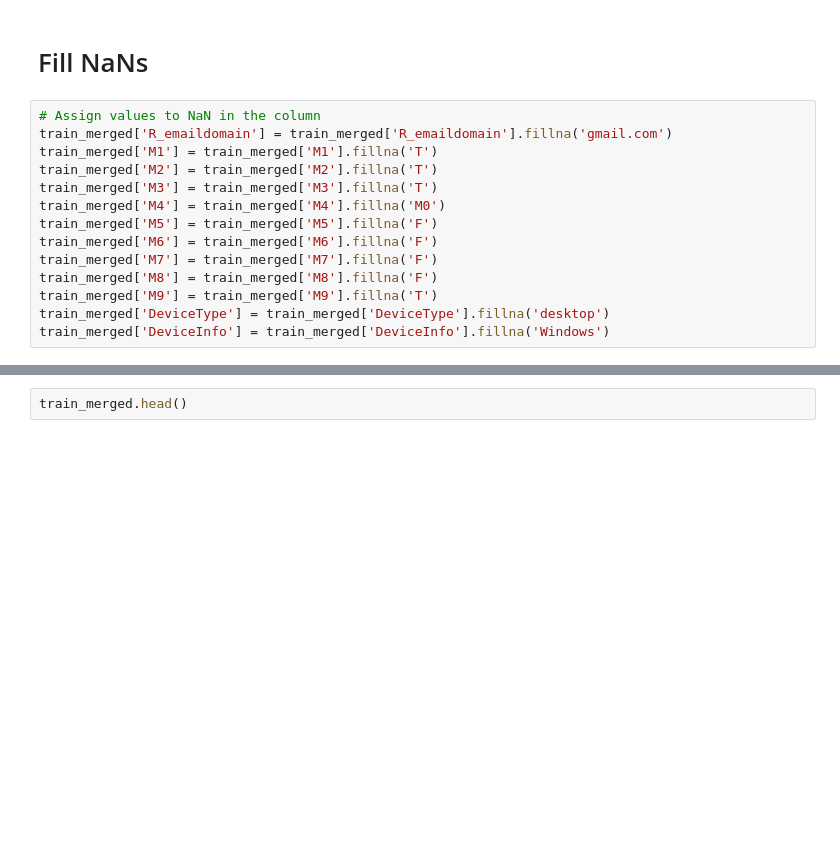
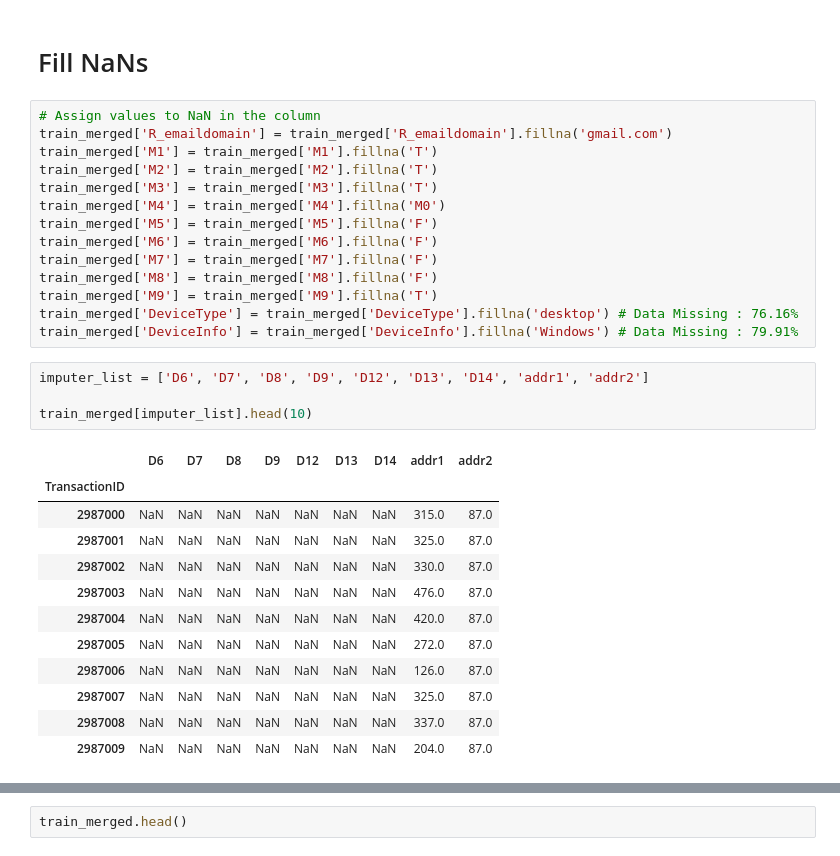
Before and after one commit to samaujs/Machine-Learning, a Jupyter notebook: Kaggle/sample/IEEEFraudDetection.ipynb, the cells around one changed output, grey strips where cells are left out. Saved outputs shown, nothing was run; the diff lists cells and outputs as text; blank space fills up the shorter version.

```diff
--- a/Kaggle/sample/IEEEFraudDetection.ipynb
+++ b/Kaggle/sample/IEEEFraudDetection.ipynb
@@ -1102,5 +1103,22 @@ train_merged['M6'] = train_merged['M6'].fillna('F')
 train_merged['M7'] = train_merged['M7'].fillna('F')
 train_merged['M8'] = train_merged['M8'].fillna('F')
 train_merged['M9'] = train_merged['M9'].fillna('T')
-train_merged['DeviceType'] = train_merged['DeviceType'].fillna('desktop')
-train_merged['DeviceInfo'] = train_merged['DeviceInfo'].fillna('Windows')
+train_merged['DeviceType'] = train_merged['DeviceType'].fillna('desktop') # Data Missing : 76.16%
+train_merged['DeviceInfo'] = train_merged['DeviceInfo'].fillna('Windows') # Data Missing : 79.91%
+# %%
+imputer_list = ['D6', 'D7', 'D8', 'D9', 'D12', 'D13', 'D14', 'addr1', 'addr2']
+
+train_merged[imputer_list].head(10)
+# %% [output]
+|  | D6 | D7 | D8 | D9 | D12 | D13 | D14 | addr1 | addr2 |
+| TransactionID |  |  |  |  |  |  |  |  |  |
+| 2987000 | NaN | NaN | NaN | NaN | NaN | NaN | NaN | 315.0 | 87.0 |
+| 2987001 | NaN | NaN | NaN | NaN | NaN | NaN | NaN | 325.0 | 87.0 |
+| 2987002 | NaN | NaN | NaN | NaN | NaN | NaN | NaN | 330.0 | 87.0 |
+| 2987003 | NaN | NaN | NaN | NaN | NaN | NaN | NaN | 476.0 | 87.0 |
+| 2987004 | NaN | NaN | NaN | NaN | NaN | NaN | NaN | 420.0 | 87.0 |
+| 2987005 | NaN | NaN | NaN | NaN | NaN | NaN | NaN | 272.0 | 87.0 |
+| 2987006 | NaN | NaN | NaN | NaN | NaN | NaN | NaN | 126.0 | 87.0 |
+| 2987007 | NaN | NaN | NaN | NaN | NaN | NaN | NaN | 325.0 | 87.0 |
+| 2987008 | NaN | NaN | NaN | NaN | NaN | NaN | NaN | 337.0 | 87.0 |
+| 2987009 | NaN | NaN | NaN | NaN | NaN | NaN | NaN | 204.0 | 87.0 |
```
Also changed, not shown: parts of 18 cells of this notebook.
